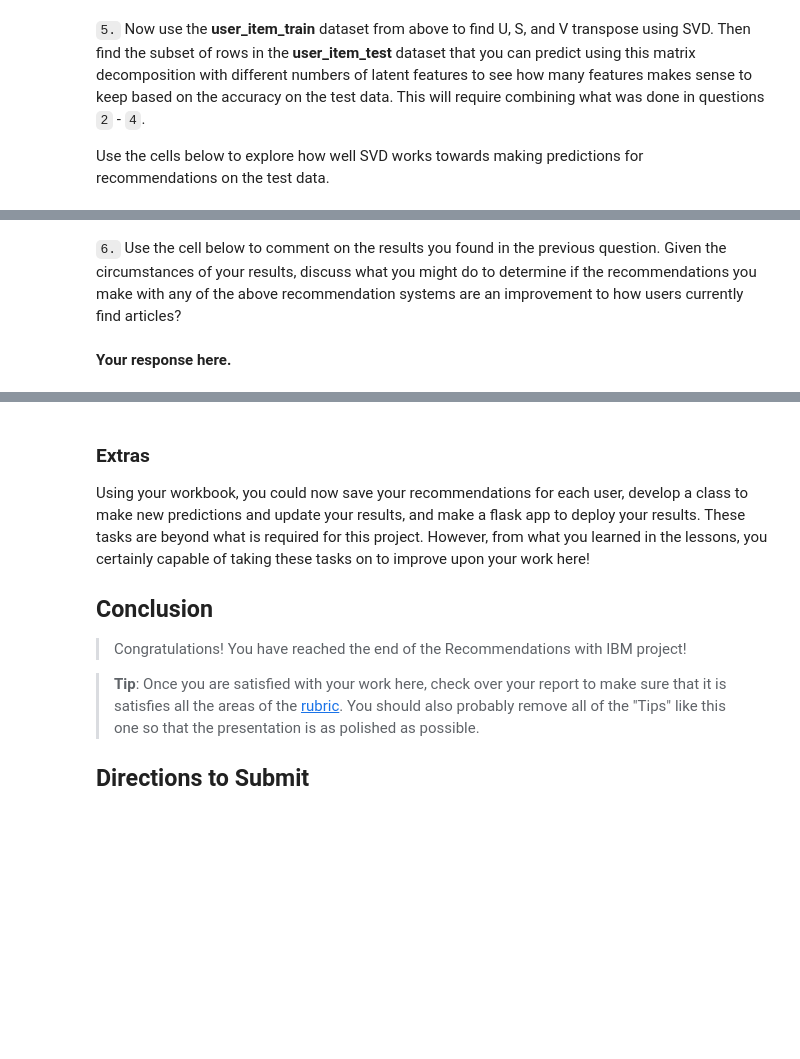
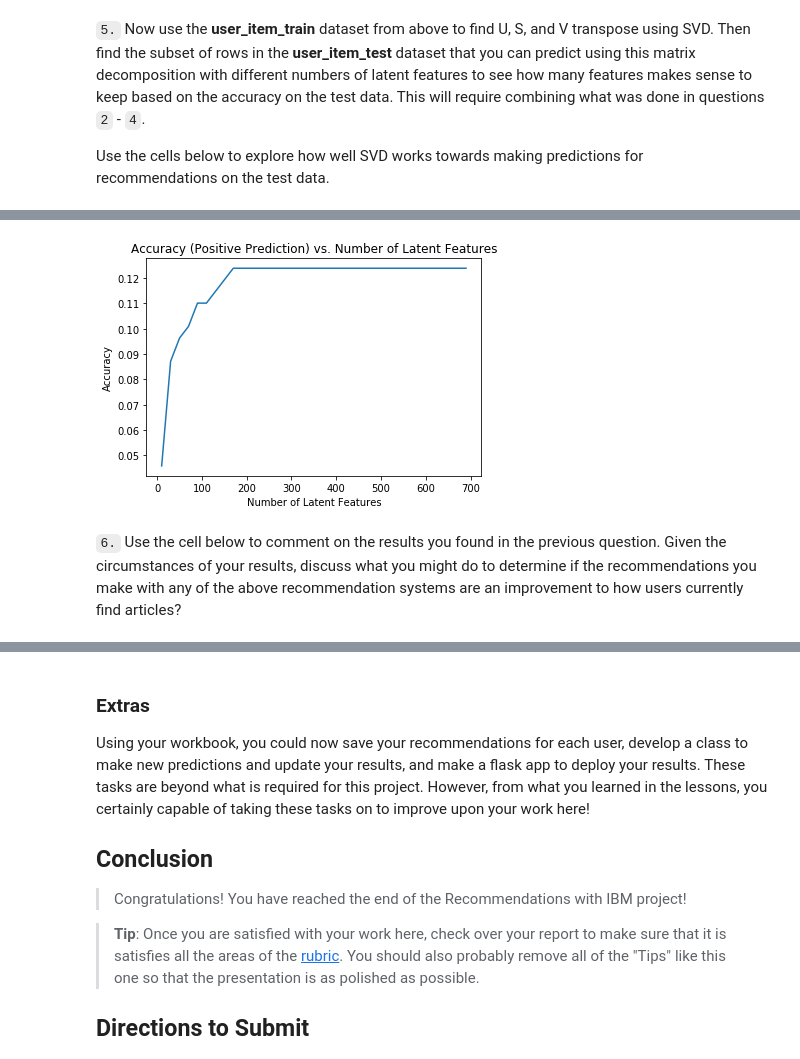
Before and after one commit to brianbamboo/dsnd-recommendation-engine, a Jupyter notebook: Recommendations_with_IBM.ipynb, the cells around one changed output, grey strips where cells are left out. Drawn from its saved outputs; the diff is of its cells as text; code cells hidden in the pictures; blank space fills up the shorter version.

```diff
--- a/Recommendations_with_IBM.ipynb
+++ b/Recommendations_with_IBM.ipynb
@@ -790,4 +949,10 @@ u_train, s_train, vt_train = # fit svd similar to above then use the cells below
+# %%
+num_values = user_item_test_pos_vals.shape[0]
+plt.plot(num_latent_feats, 1 - np.array(sum_positive_errs) / num_values);
+plt.xlabel('Number of Latent Features');
+plt.ylabel('Accuracy');
+plt.title('Accuracy (Positive Prediction) vs. Number of Latent Features');
+# %% [output]
+[figure, added]
 # %% [markdown]
 `6.` Use the cell below to comment on the results you found in the previous question. Given the circumstances of your results, discuss what you might do to determine if the recommendations you make with any of the above recommendation systems are an improvement to how users currently find articles?
-# %% [markdown]
-**Your response here.**
```
Also changed, not shown: parts of 31 cells of this notebook.
